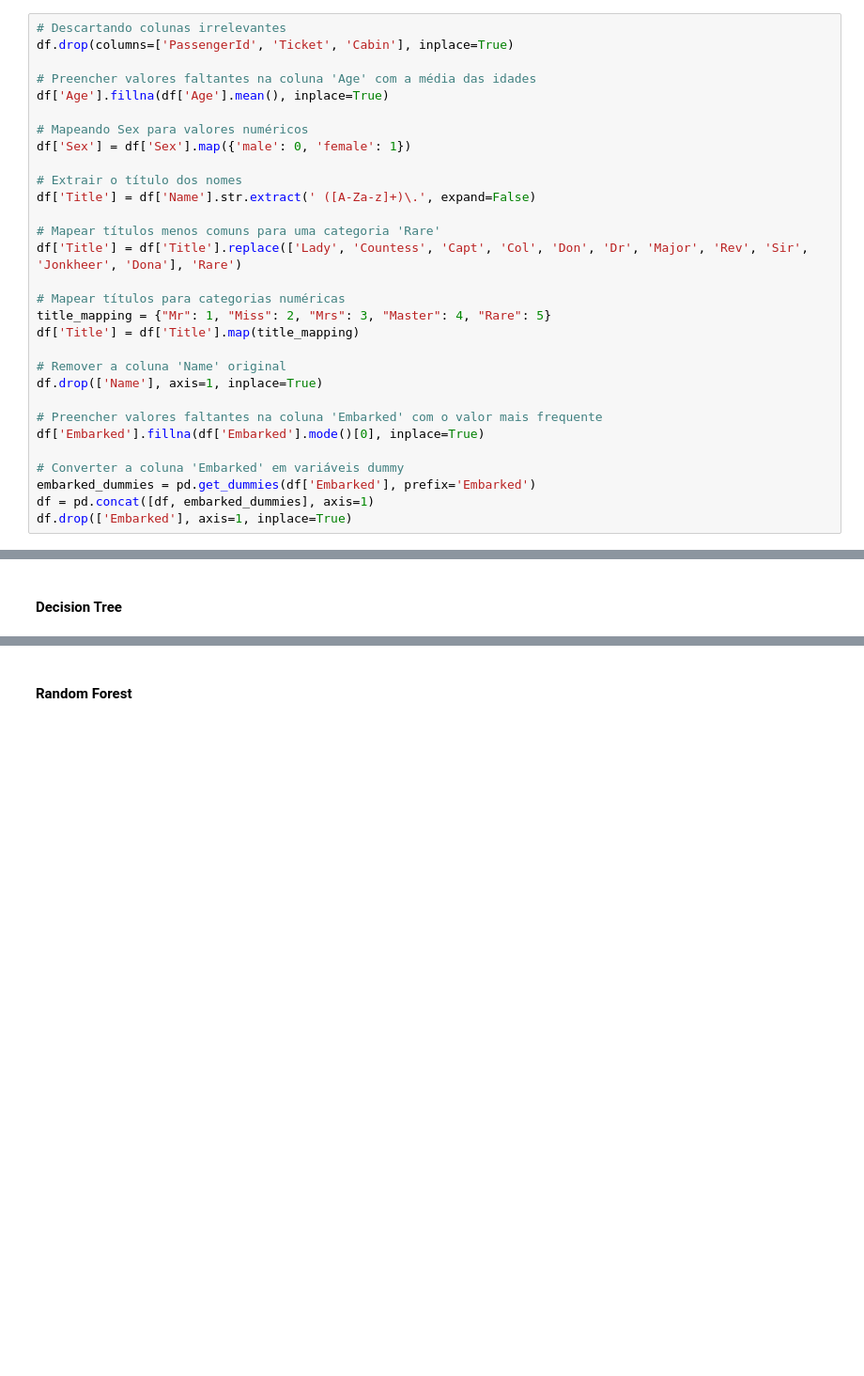
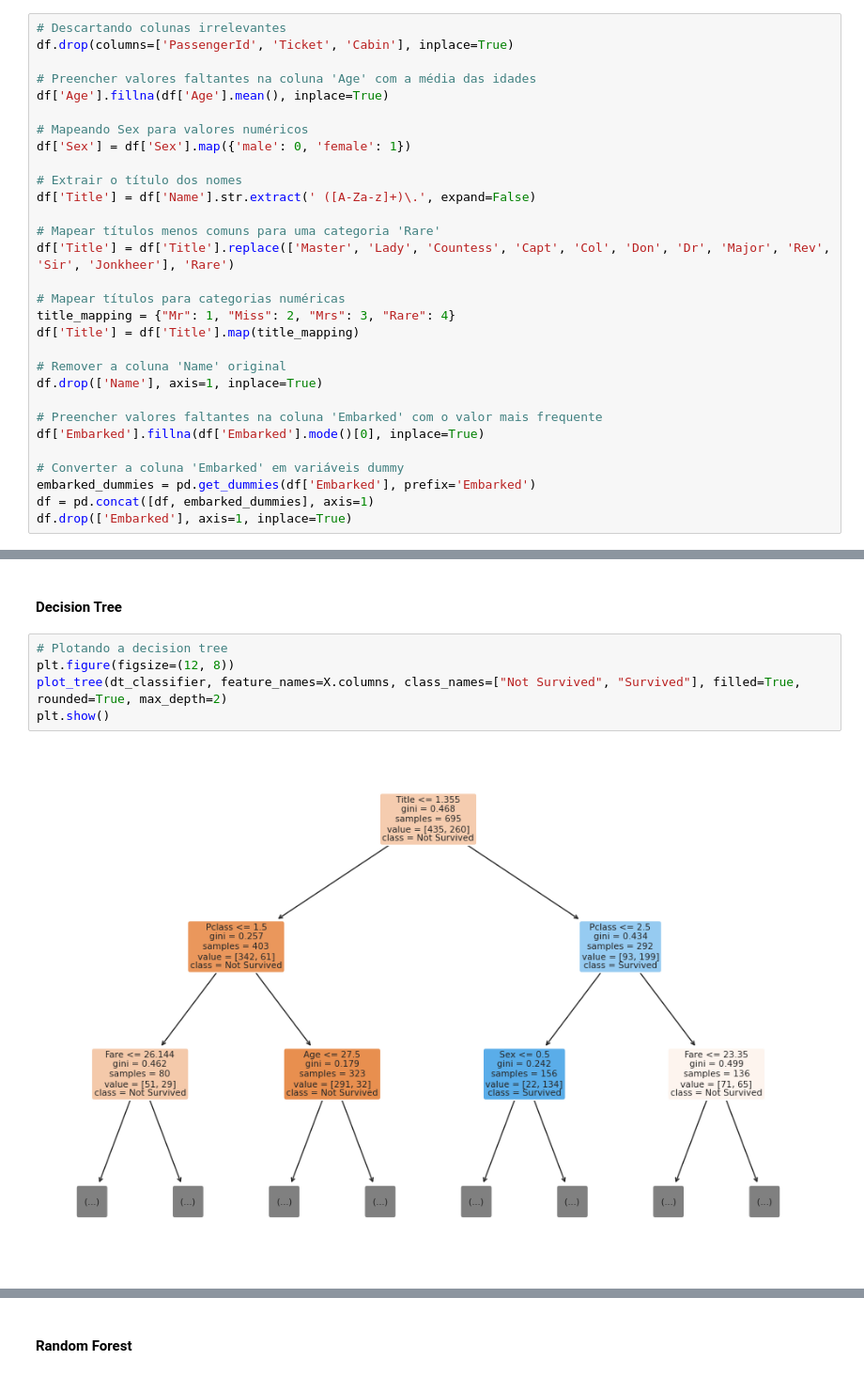
Before and after one commit to rossiterr/DT-RF, a Jupyter notebook: Arvore_de_decisao_e_floresta_aleatória_Classificação_de_sobrevivência_no_Titanic.ipynb, the cells around one changed output, grey strips where cells are left out. Shown at 94% size. Cells and saved outputs as stored; diff of their text form; blank space fills up the shorter version.

```diff
--- a/Arvore_de_decisao_e_floresta_aleatória_Classificação_de_sobrevivência_no_Titanic.ipynb
+++ b/Arvore_de_decisao_e_floresta_aleatória_Classificação_de_sobrevivência_no_Titanic.ipynb
@@ -63,10 +64,10 @@ df['Sex'] = df['Sex'].map({'male': 0, 'female': 1})
 df['Title'] = df['Name'].str.extract(' ([A-Za-z]+)\.', expand=False)
 
 # Mapear títulos menos comuns para uma categoria 'Rare'
-df['Title'] = df['Title'].replace(['Lady', 'Countess', 'Capt', 'Col', 'Don', 'Dr', 'Major', 'Rev', 'Sir', 'Jonkheer', 'Dona'], 'Rare')
+df['Title'] = df['Title'].replace(['Master', 'Lady', 'Countess', 'Capt', 'Col', 'Don', 'Dr', 'Major', 'Rev', 'Sir', 'Jonkheer'], 'Rare')
 
 # Mapear títulos para categorias numéricas
-title_mapping = {"Mr": 1, "Miss": 2, "Mrs": 3, "Master": 4, "Rare": 5}
+title_mapping = {"Mr": 1, "Miss": 2, "Mrs": 3, "Rare": 4}
 df['Title'] = df['Title'].map(title_mapping)
 
 # Remover a coluna 'Name' original
@@ -167,3 +167,10 @@ rf_accuracy = accuracy_score(y_test, rf_pred)
 # %% [markdown]
 #### Decision Tree
+# %%
+# Plotando a decision tree
+plt.figure(figsize=(12, 8))
+plot_tree(dt_classifier, feature_names=X.columns, class_names=["Not Survived", "Survived"], filled=True, rounded=True, max_depth=2)
+plt.show()
+# %% [output]
+[figure, added]
 # %%
```
Also changed, not shown: parts of 13 cells of this notebook.
